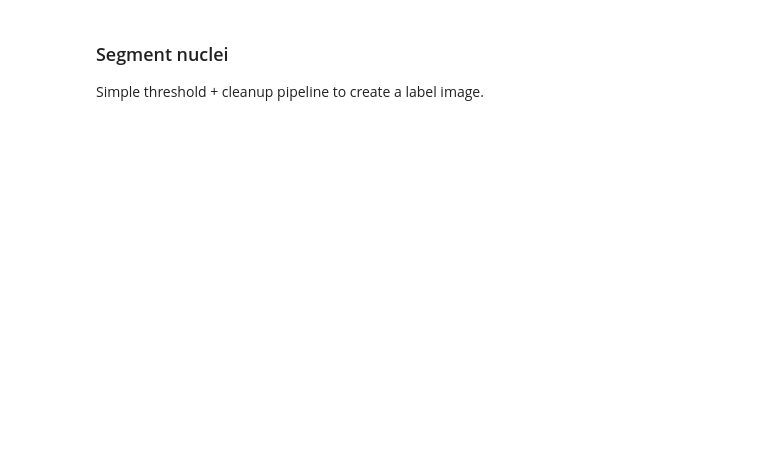
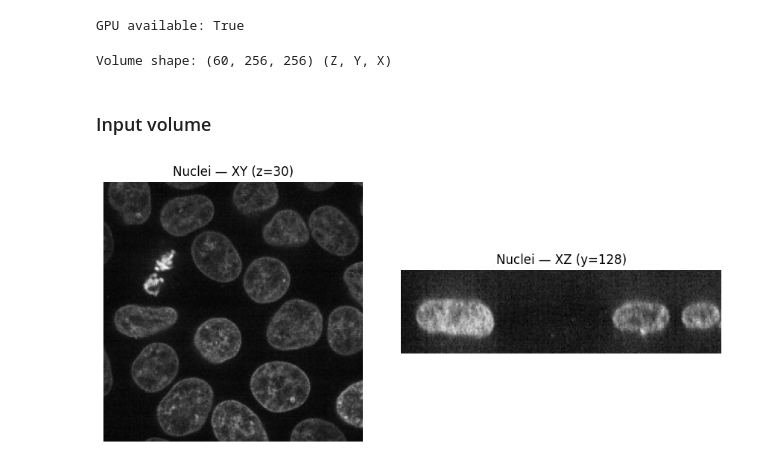
Before and after one commit to alxndrkalinin/cubic, a Jupyter notebook: examples/notebooks/feature_extraction_3d.ipynb, the cells around one changed output. Drawn from its saved outputs; the diff is of its cells as text; code cells hidden in the pictures; blank space fills up the shorter version.

```diff
--- a/examples/notebooks/feature_extraction_3d.ipynb
+++ b/examples/notebooks/feature_extraction_3d.ipynb
@@ -10,13 +17,19 @@ volume (60 x 256 x 256) with membrane and nuclei channels.
 # %%
+import warnings
 from time import perf_counter
 
 import numpy as np
+import matplotlib.pyplot as plt
 from skimage.data import cells3d
 
 from cubic.cuda import CUDAManager, asnumpy, to_device
 from cubic.skimage import filters, measure, morphology
 from cubic.image_utils import label
 
+# Silence scikit-image parameter-deprecation FutureWarnings for a clean tutorial.
+warnings.filterwarnings("ignore", category=FutureWarning)
+
 USE_GPU = CUDAManager().num_gpus > 0
-DEVICE = "GPU" if USE_GPU else "CPU"
-print(f"Device: {DEVICE}")
+print(f"GPU available: {USE_GPU}")
+# %% [output]
+GPU available: True
@@ -28,4 +36,26 @@ print(f"Volume shape: {nuclei.shape}")
-# %% [markdown]
-### Segment nuclei
-
-Simple threshold + cleanup pipeline to create a label image.
+# %%
+# cells3d: (60, 2, 256, 256) in ZYX order; channel 1 = nuclei.
+# Keep the base arrays on CPU (NumPy); GPU copies are made later so both
+# feature-extraction paths see byte-identical inputs.
+nuclei = cells3d()[:, 1].astype(np.float32)
+SPACING = (0.29, 0.26, 0.26)  # micrometers (Z, Y, X)
+XZ_ASPECT = SPACING[0] / SPACING[2]  # physical aspect for XZ views
+print(f"Volume shape: {nuclei.shape} (Z, Y, X)")
+# %% [output]
+Volume shape: (60, 256, 256) (Z, Y, X)
+# %% [markdown]
+### Input volume
+# %%
+z_mid, y_mid = nuclei.shape[0] // 2, nuclei.shape[1] // 2
+
+fig, axes = plt.subplots(1, 2, figsize=(9, 4))
+axes[0].imshow(nuclei[z_mid], cmap="gray")
+axes[0].set_title(f"Nuclei — XY (z={z_mid})")
+axes[1].imshow(nuclei[:, y_mid, :], cmap="gray", aspect=XZ_ASPECT)
+axes[1].set_title(f"Nuclei — XZ (y={y_mid})")
+for ax in axes:
+    ax.axis("off")
+plt.tight_layout()
+plt.show()
+# %% [output]
+[figure, added]
```
Also changed, not shown: parts of 16 cells of this notebook, 2 other files.
